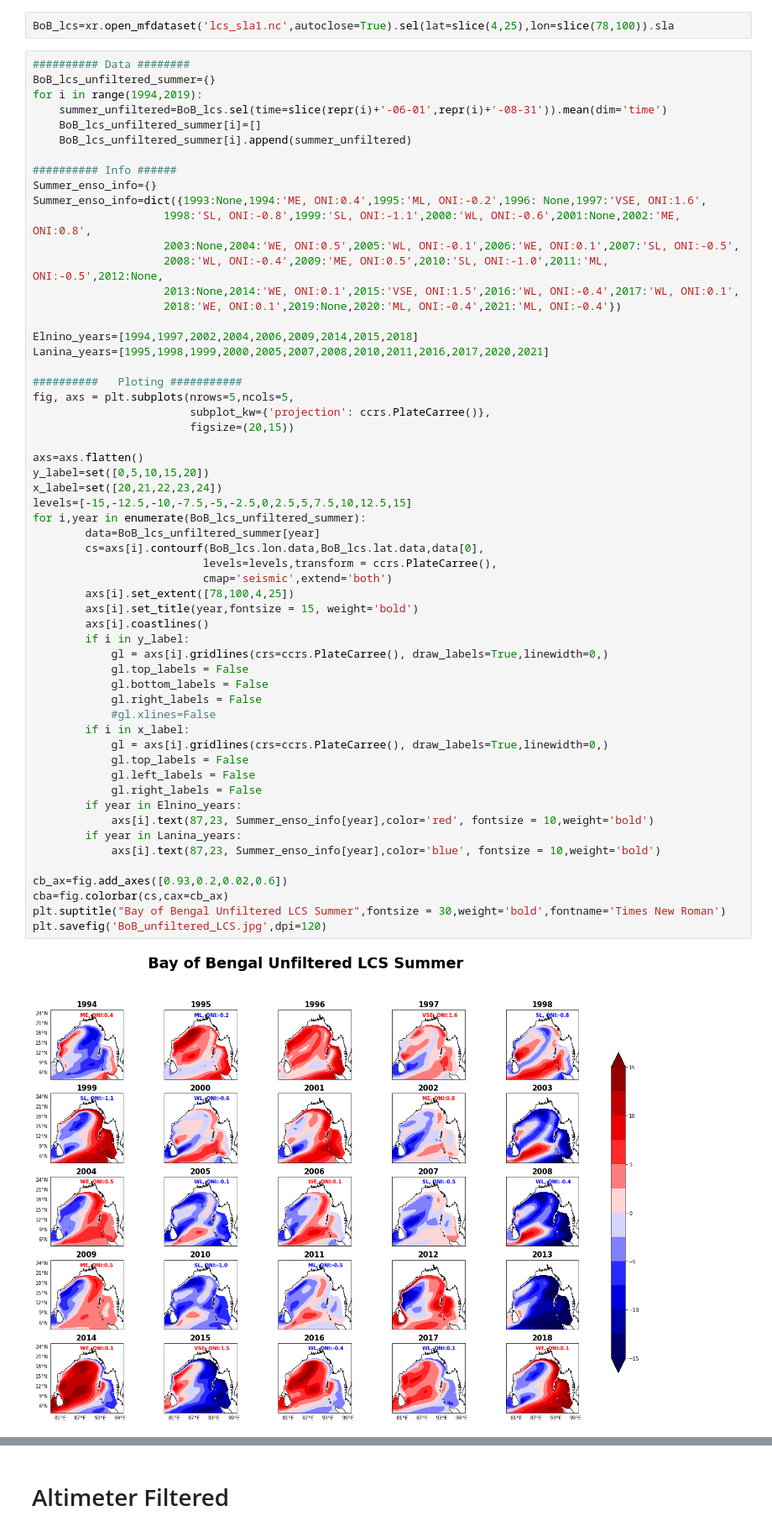
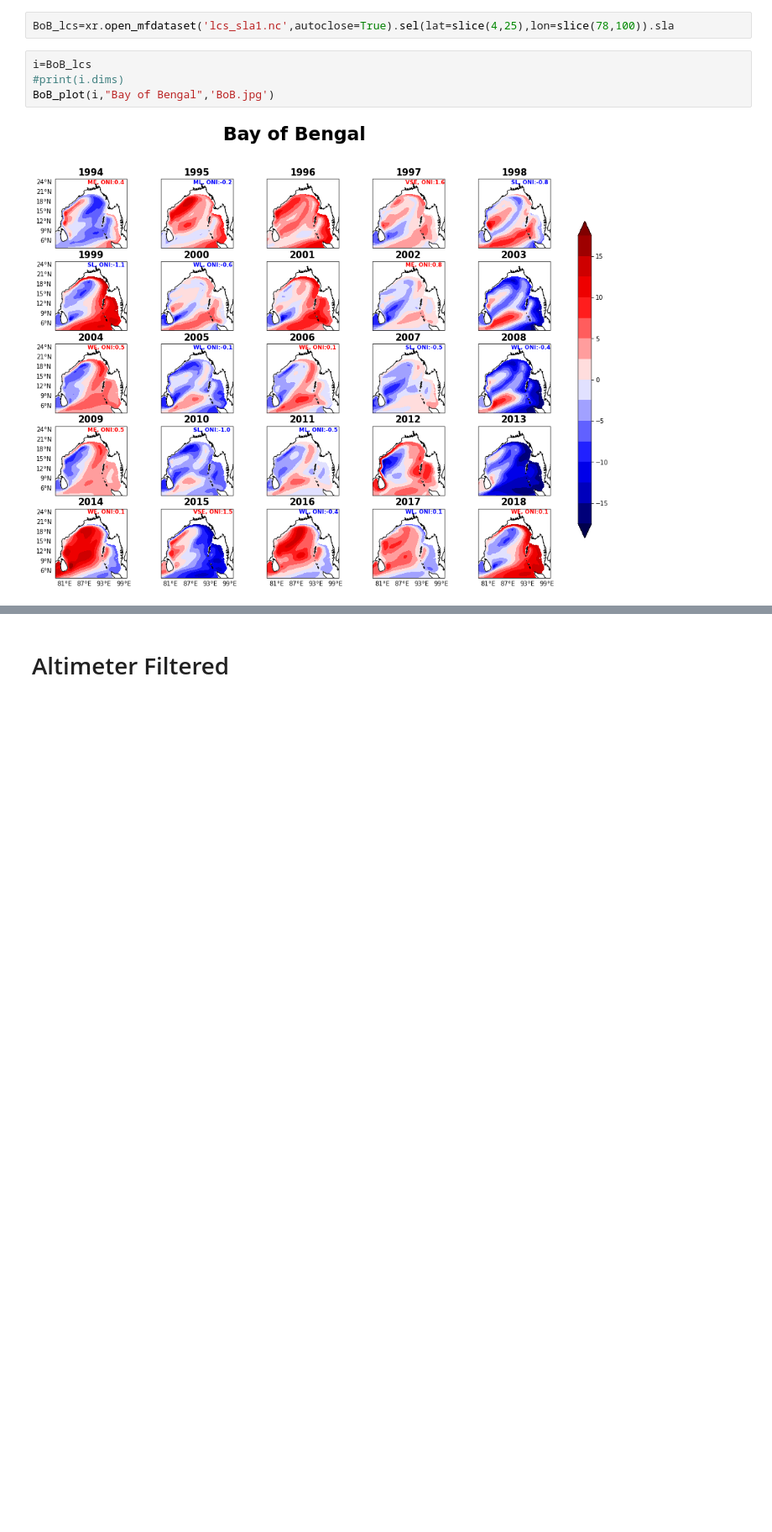
Before and after one commit to ghossh/BoB-Decadal-SLA, a Jupyter notebook: BoB_plots.ipynb, the cells around one changed output, grey strips where cells are left out. Shown at 84% size. Saved outputs shown, nothing was run; the diff lists cells and outputs as text; blank space fills up the shorter version.

```diff
--- a/BoB_plots.ipynb
+++ b/BoB_plots.ipynb
@@ -115,62 +77,9 @@ BoB_plot(i,time,"Bay of Bengal unfiltered altimeter Summer",
 # %%
 BoB_lcs=xr.open_mfdataset('lcs_sla1.nc',autoclose=True).sel(lat=slice(4,25),lon=slice(78,100)).sla
 # %%
-########## Data ########
-BoB_lcs_unfiltered_summer={}
-for i in range(1994,2019):
-    summer_unfiltered=BoB_lcs.sel(time=slice(repr(i)+'-06-01',repr(i)+'-08-31')).mean(dim='time')
-    BoB_lcs_unfiltered_summer[i]=[]
-    BoB_lcs_unfiltered_summer[i].append(summer_unfiltered)
-
-########## Info ######
-Summer_enso_info={}
-Summer_enso_info=dict({1993:None,1994:'ME, ONI:0.4',1995:'ML, ONI:-0.2',1996: None,1997:'VSE, ONI:1.6',
-                    1998:'SL, ONI:-0.8',1999:'SL, ONI:-1.1',2000:'WL, ONI:-0.6',2001:None,2002:'ME, ONI:0.8',
-                    2003:None,2004:'WE, ONI:0.5',2005:'WL, ONI:-0.1',2006:'WE, ONI:0.1',2007:'SL, ONI:-0.5',
-                    2008:'WL, ONI:-0.4',2009:'ME, ONI:0.5',2010:'SL, ONI:-1.0',2011:'ML, ONI:-0.5',2012:None,
-                    2013:None,2014:'WE, ONI:0.1',2015:'VSE, ONI:1.5',2016:'WL, ONI:-0.4',2017:'WL, ONI:0.1',
-                    2018:'WE, ONI:0.1',2019:None,2020:'ML, ONI:-0.4',2021:'ML, ONI:-0.4'})
-
-Elnino_years=[1994,1997,2002,2004,2006,2009,2014,2015,2018]
-Lanina_years=[1995,1998,1999,2000,2005,2007,2008,2010,2011,2016,2017,2020,2021]
-
-##########   Ploting ###########
-fig, axs = plt.subplots(nrows=5,ncols=5,
-                        subplot_kw={'projection': ccrs.PlateCarree()},
-                        figsize=(20,15))
-
-axs=axs.flatten()
-y_label=set([0,5,10,15,20])
-x_label=set([20,21,22,23,24])
-levels=[-15,-12.5,-10,-7.5,-5,-2.5,0,2.5,5,7.5,10,12.5,15]
-for i,year in enumerate(BoB_lcs_unfiltered_summer):
-        data=BoB_lcs_unfiltered_summer[year]
-        cs=axs[i].contourf(BoB_lcs.lon.data,BoB_lcs.lat.data,data[0],
-                          levels=levels,transform = ccrs.PlateCarree(),
-                          cmap='seismic',extend='both')
-        axs[i].set_extent([78,100,4,25])
-        axs[i].set_title(year,fontsize = 15, weight='bold')
-        axs[i].coastlines()
-        if i in y_label:
-            gl = axs[i].gridlines(crs=ccrs.PlateCarree(), draw_labels=True,linewidth=0,)
-            gl.top_labels = False
-            gl.bottom_labels = False
-            gl.right_labels = False
-            #gl.xlines=False
-        if i in x_label:
-            gl = axs[i].gridlines(crs=ccrs.PlateCarree(), draw_labels=True,linewidth=0,)
-            gl.top_labels = False
-            gl.left_labels = False
-            gl.right_labels = False
-        if year in Elnino_years:
-            axs[i].text(87,23, Summer_enso_info[year],color='red', fontsize = 10,weight='bold')
-        if year in Lanina_years:
-            axs[i].text(87,23, Summer_enso_info[year],color='blue', fontsize = 10,weight='bold')
-
-cb_ax=fig.add_axes([0.93,0.2,0.02,0.6])
-cba=fig.colorbar(cs,cax=cb_ax)
-plt.suptitle("Bay of Bengal Unfiltered LCS Summer",fontsize = 30,weight='bold',fontname='Times New Roman')
-plt.savefig('BoB_unfiltered_LCS.jpg',dpi=120)
+i=BoB_lcs
+#print(i.dims)
+BoB_plot(i,"Bay of Bengal",'BoB.jpg')
 # %% [output]
-[figure, old version]
+[figure, new version]
 # %% [markdown]
```
Also changed, not shown: parts of 36 cells of this notebook, 11 other files.
